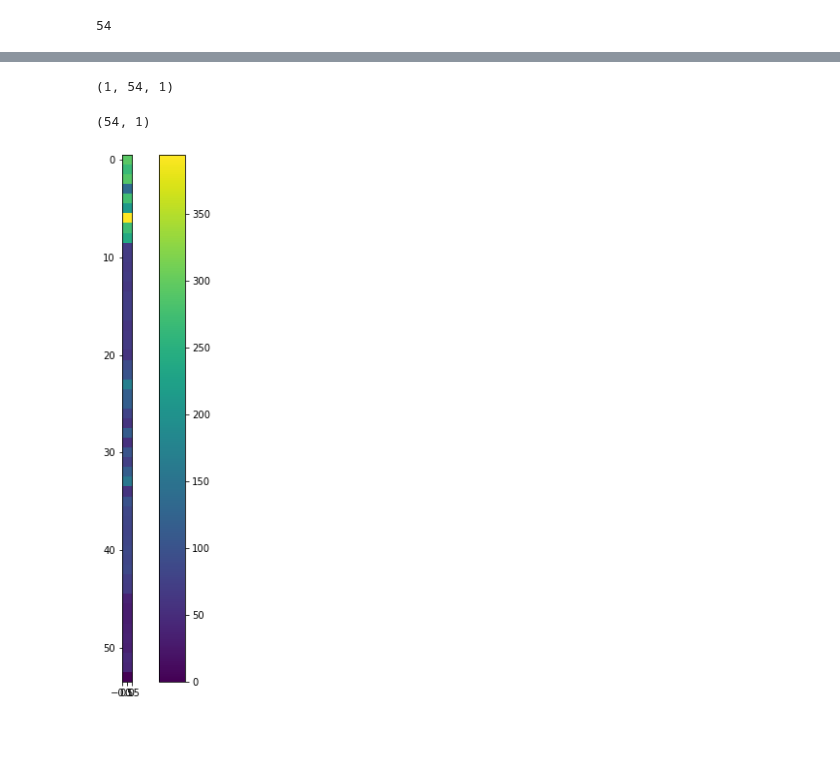
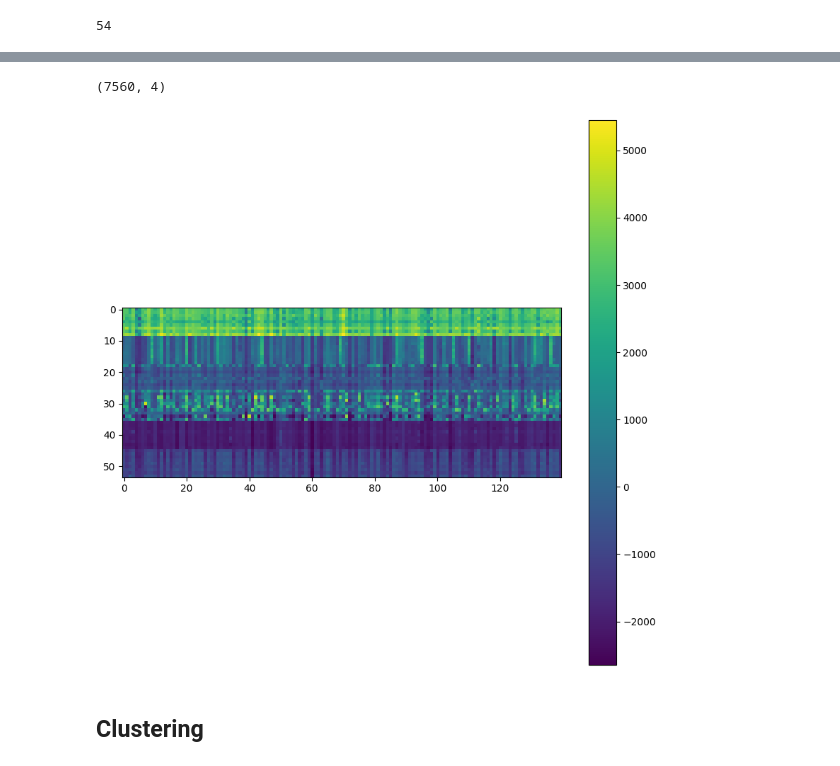
Before and after one commit to Projet-fil-rouge-IODAA/FilRouge_territoires, a Jupyter notebook: scripts/scripts_python/PCA_script.ipynb, the cells around one changed output, grey strips where cells are left out. Drawn from its saved outputs; the diff is of its cells as text; code cells hidden in the pictures; blank space fills up the shorter version.

```diff
--- a/scripts/scripts_python/PCA_script.ipynb
+++ b/scripts/scripts_python/PCA_script.ipynb
@@ -27,0 +22,6 @@ print(original_shape[0], original_shape[1], original_shape[0]*original_shape[1]*
+# %%
+# Pour le fil rouge
+dir = "../../../images-fil-rouge"
+images_list_original = [x for x in os.listdir(dir) if x.endswith(".tif")]
+images_list_original.pop(22) # On enlève l'image 22 qui est une image erronée
+images_list_original
@@ -28,7 +46,7 @@ print(original_shape[0], original_shape[1], original_shape[0]*original_shape[1]*
 # %%
+# Getting the pixel values for each image
 nband = 4
-images_list_beforePCA = []
-images_list_afterPCA = []
+images_list_beforePCA = np.zeros((len(images_list_original), len(pixels_de_interet), nband))
 for image in images_list_original:
     matrice = np.zeros((len(pixels_de_interet),nband))
     with rio.open(dir+'/'+image, 'r') as ds:
@@ -43,12 +61,4 @@ for image in images_list_original:
         matrice[j,1] = band2[pixel[0], pixel[1]]
         matrice[j,2] = band3[pixel[0], pixel[1]]
         matrice[j,3] = band4[pixel[0], pixel[1]]
-    pca = PCA(n_components=1)
-    matrice_reduced = pca.fit_transform(matrice)
-    images_list_beforePCA.append(matrice)
-    images_list_afterPCA.append(matrice_reduced)
+    images_list_beforePCA[images_list_original.index(image)] = matrice
-# %%
-np.array(images_list_beforePCA)
-np.array(images_list_afterPCA).shape
-# %% [output]
-(1, 54, 1)
@@ -85,12 +65,23 @@ for image in list_to_use:
+# %%
+# Reshaping to apply PCA
+images_list_beforePCA.reshape((len(images_list_original)*len(pixels_de_interet),nband)).shape
+
+# Applying PCA with 1 component
+pca = PCA(n_components=1)
+images_list_afterPCA = pca.fit_transform(images_list_beforePCA.reshape((len(images_list_original)*len(pixels_de_interet),nband)))
+images_list_afterPCA = images_list_afterPCA.reshape((len(images_list_original), len(pixels_de_interet)))
+# %% [output]
+(7560, 4)
+# %%
+# Reshaping into time series
+TS_after_pca = images_list_afterPCA.T
 # %%
-print(matrice.shape)
 #Looking for a pixels
-img = (matrice/8).astype(int)
-#grayImage = cv2.cvtColor(uint_img, cv2.COLOR_GRAY2BGR)
 plt.figure(figsize=(10,10))
-plt.imshow(img)
+plt.imshow(TS_after_pca)
 plt.colorbar()
 plt.show()
 # %% [output]
-(54, 1)
-[figure, old version]
+[figure, new version]
+# %% [markdown]
+## Clustering
```
Also changed, not shown: parts of 10 cells of this notebook.
